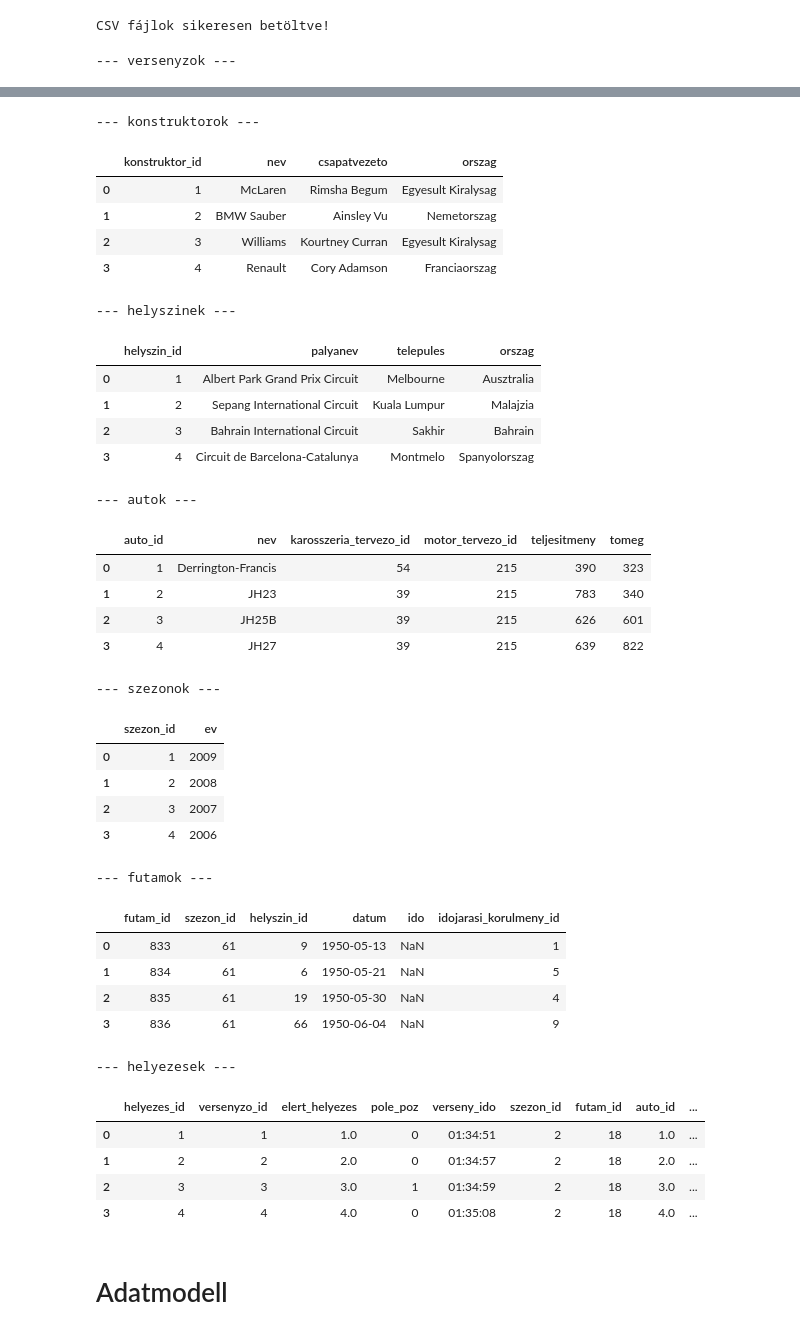
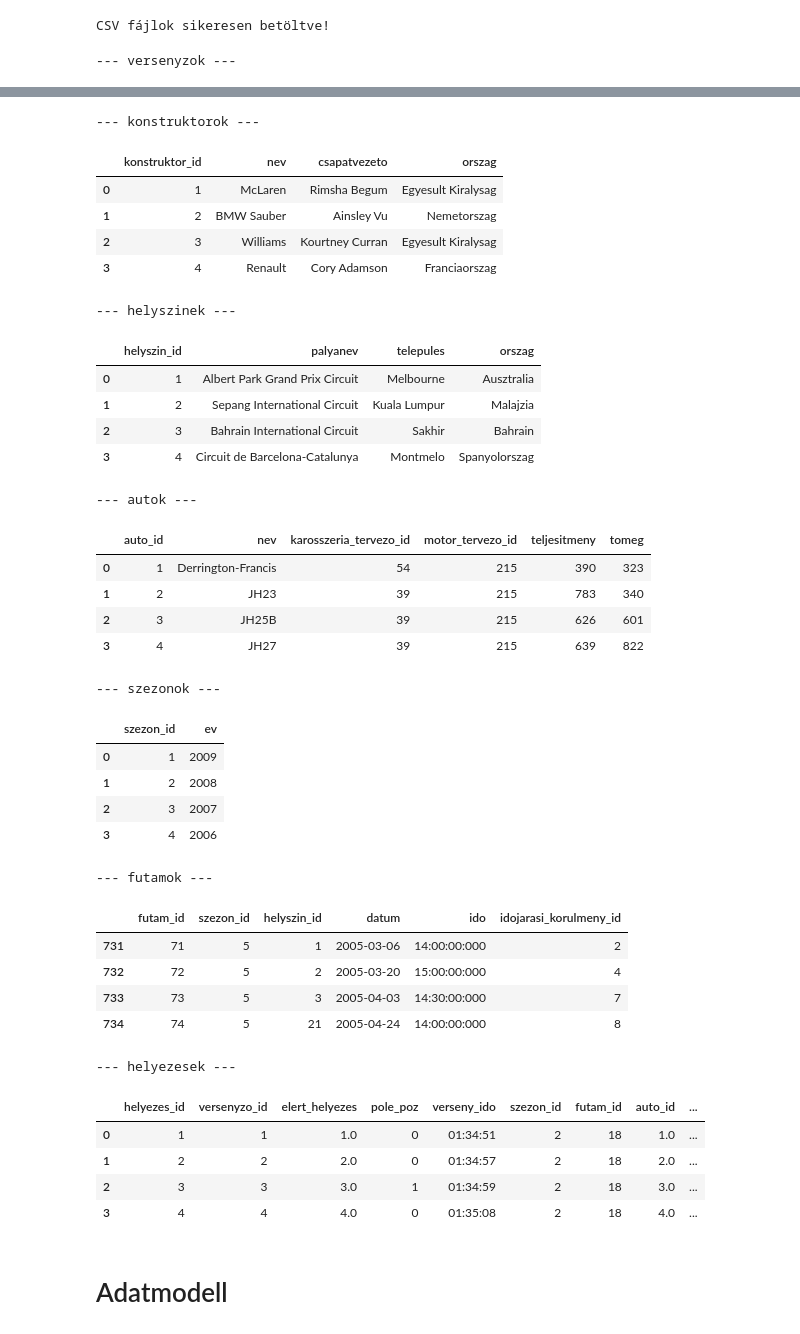
Before and after one commit to MrHumanRebel/sze_adatelemzes, a Jupyter notebook: f1/f1.ipynb, the cells around one changed output, grey strips where cells are left out. Drawn from its saved outputs; the diff is of its cells as text; code cells hidden in the pictures.

```diff
--- a/f1/f1.ipynb
+++ b/f1/f1.ipynb
@@ -30,62 +30,62 @@ CSV fájlok sikeresen betöltve!
 lines = 4  # Hány soros előnézet
 
 print("\n--- versenyzok ---")
-display(versenyzok.head(lines))
+display(versenyzok.dropna().head(lines))
 
 print("\n--- konstruktorok ---")
-display(konstruktorok.head(lines))
+display(konstruktorok.dropna().head(lines))
 
 print("\n--- helyszinek ---")
-display(helyszinek.head(lines))
+display(helyszinek.dropna().head(lines))
 
 print("\n--- autok ---")
-display(autok.head(lines))
+display(autok.dropna().head(lines))
 
 print("\n--- szezonok ---")
-display(szezonok.head(lines))
+display(szezonok.dropna().head(lines))
 
 print("\n--- futamok ---")
-display(futamok.head(lines))
+display(futamok.dropna().head(lines))
 
 print("\n--- helyezesek ---")
-display(helyezesek.head(lines))
+display(helyezesek.dropna().head(lines))
 # %% [output]
 --- versenyzok ---
 |  | versenyzo_id | keresztnev | vezeteknev | orszag | beszelt_nyelv | konstruktor_id | szuletesi_datum | ... |
 | 0 | 1 | Lewis | Hamilton | Egyesult Kiralysag | angol | 1 | 1985-01-07 | ... |
 | 1 | 2 | Nick | Heidfeld | Nemetorszag | nemet | 2 | 1977-05-10 | ... |
 | 2 | 3 | Nico | Rosberg | Nemetorszag | nemet | 2 | 1985-06-27 | ... |
 | 3 | 4 | Fernando | Alonso | Spanyolorszag | spanyol | 164 | 1981-07-29 | ... |
 --- konstruktorok ---
 |  | konstruktor_id | nev | csapatvezeto | orszag |
 | 0 | 1 | McLaren | Rimsha Begum | Egyesult Kiralysag |
 | 1 | 2 | BMW Sauber | Ainsley Vu | Nemetorszag |
 | 2 | 3 | Williams | Kourtney Curran | Egyesult Kiralysag |
 | 3 | 4 | Renault | Cory Adamson | Franciaorszag |
 --- helyszinek ---
 |  | helyszin_id | palyanev | telepules | orszag |
 | 0 | 1 | Albert Park Grand Prix Circuit | Melbourne | Ausztralia |
 | 1 | 2 | Sepang International Circuit | Kuala Lumpur | Malajzia |
 | 2 | 3 | Bahrain International Circuit | Sakhir | Bahrain |
 | 3 | 4 | Circuit de Barcelona-Catalunya | Montmelo | Spanyolorszag |
 --- autok ---
 |  | auto_id | nev | karosszeria_tervezo_id | motor_tervezo_id | teljesitmeny | tomeg |
 | 0 | 1 | Derrington-Francis | 54 | 215 | 390 | 323 |
 | 1 | 2 | JH23 | 39 | 215 | 783 | 340 |
 | 2 | 3 | JH25B | 39 | 215 | 626 | 601 |
 | 3 | 4 | JH27 | 39 | 215 | 639 | 822 |
 --- szezonok ---
 |  | szezon_id | ev |
 | 0 | 1 | 2009 |
 | 1 | 2 | 2008 |
 | 2 | 3 | 2007 |
 | 3 | 4 | 2006 |
 --- futamok ---
 |  | futam_id | szezon_id | helyszin_id | datum | ido | idojarasi_korulmeny_id |
-| 0 | 833 | 61 | 9 | 1950-05-13 | NaN | 1 |
-| 1 | 834 | 61 | 6 | 1950-05-21 | NaN | 5 |
-| 2 | 835 | 61 | 19 | 1950-05-30 | NaN | 4 |
-| 3 | 836 | 61 | 66 | 1950-06-04 | NaN | 9 |
+| 731 | 71 | 5 | 1 | 2005-03-06 | 14:00:00:000 | 2 |
+| 732 | 72 | 5 | 2 | 2005-03-20 | 15:00:00:000 | 4 |
+| 733 | 73 | 5 | 3 | 2005-04-03 | 14:30:00:000 | 7 |
+| 734 | 74 | 5 | 21 | 2005-04-24 | 14:00:00:000 | 8 |
 --- helyezesek ---
 |  | helyezes_id | versenyzo_id | elert_helyezes | pole_poz | verseny_ido | szezon_id | futam_id | auto_id | ... |
 | 0 | 1 | 1 | 1.0 | 0 | 01:34:51 | 2 | 18 | 1.0 | ... |
```
Also changed, not shown: 1 other file.
